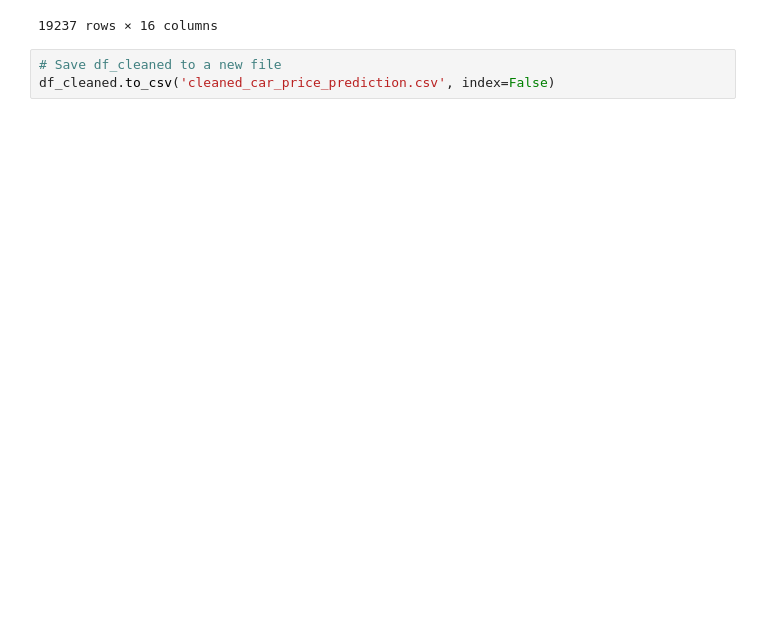
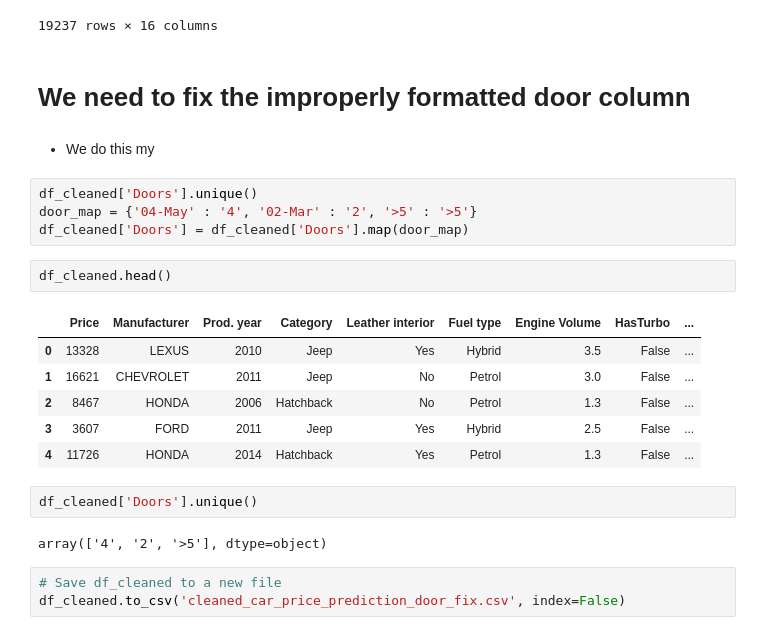
Before and after one commit to mattohan567/msds601-final-project2, a Jupyter notebook: data/cleaned_car_price_pred.ipynb, the cells around one changed output. Cells and saved outputs as stored; diff of their text form; blank space fills up the shorter version.

Commit message:
Add files via upload
fixed door column being coded as a date

```diff
--- a/data/cleaned_car_price_pred.ipynb
+++ b/data/cleaned_car_price_pred.ipynb
@@ -134,6 +134,27 @@ df_cleaned
 | 19235 | 5331 | CHEVROLET | 2007 | Jeep | Yes | Diesel | 2.0 | False | ... |
 | 19236 | 470 | HYUNDAI | 2012 | Sedan | Yes | Hybrid | 2.4 | False | ... |
 19237 rows × 16 columns
+# %% [markdown]
+# We need to fix the improperly formatted door column
+# %% [markdown]
+* We do this my
+# %%
+df_cleaned['Doors'].unique()
+door_map = {'04-May' : '4', '02-Mar' : '2', '>5' : '>5'}
+df_cleaned['Doors'] = df_cleaned['Doors'].map(door_map)
+# %%
+df_cleaned.head()
+# %% [output]
+|  | Price | Manufacturer | Prod. year | Category | Leather interior | Fuel type | Engine Volume | HasTurbo | ... |
+| 0 | 13328 | LEXUS | 2010 | Jeep | Yes | Hybrid | 3.5 | False | ... |
+| 1 | 16621 | CHEVROLET | 2011 | Jeep | No | Petrol | 3.0 | False | ... |
+| 2 | 8467 | HONDA | 2006 | Hatchback | No | Petrol | 1.3 | False | ... |
+| 3 | 3607 | FORD | 2011 | Jeep | Yes | Hybrid | 2.5 | False | ... |
+| 4 | 11726 | HONDA | 2014 | Hatchback | Yes | Petrol | 1.3 | False | ... |
+# %%
+df_cleaned['Doors'].unique()
+# %% [output]
+array(['4', '2', '>5'], dtype=object)
 # %%
 # Save df_cleaned to a new file
-df_cleaned.to_csv('cleaned_car_price_prediction.csv', index=False)
+df_cleaned.to_csv('cleaned_car_price_prediction_door_fix.csv', index=False)
```
